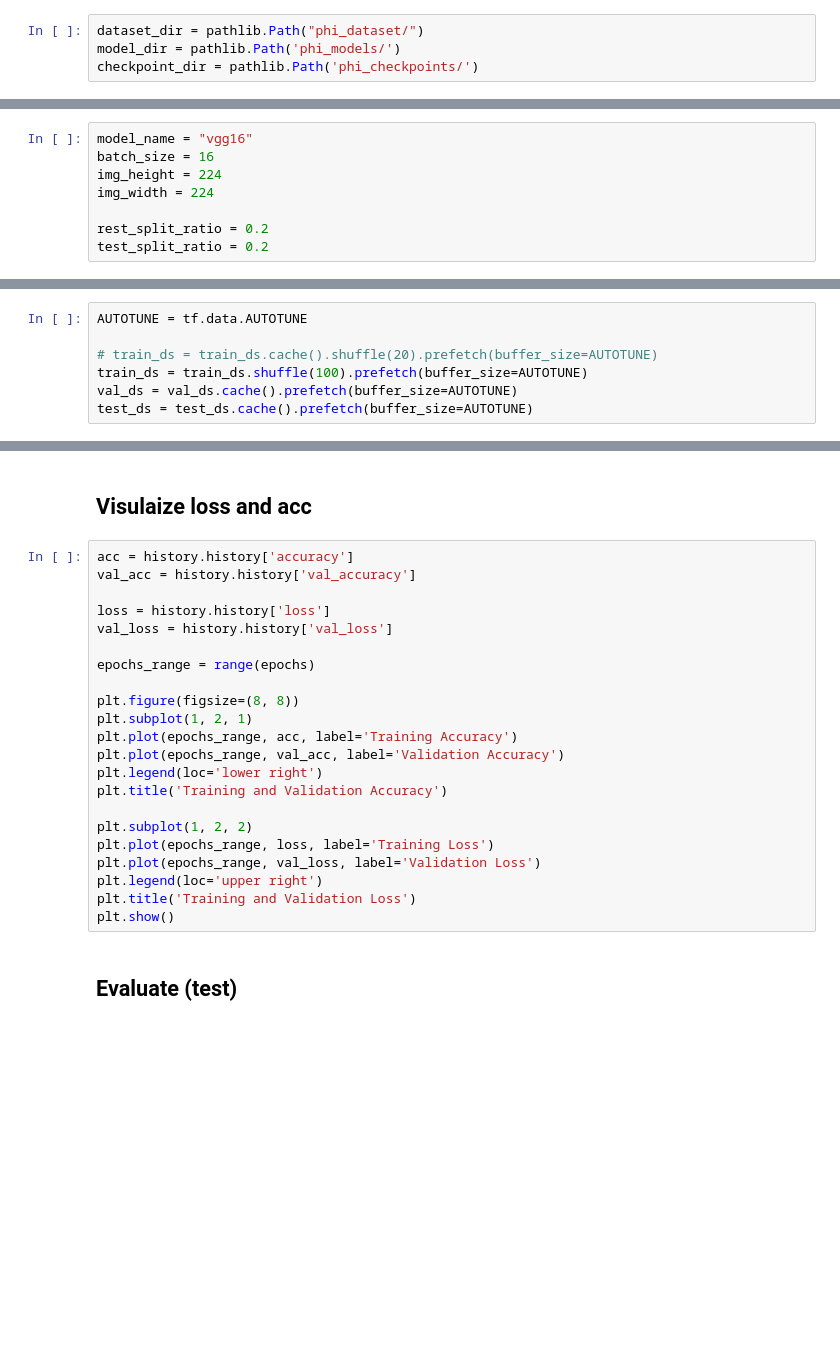
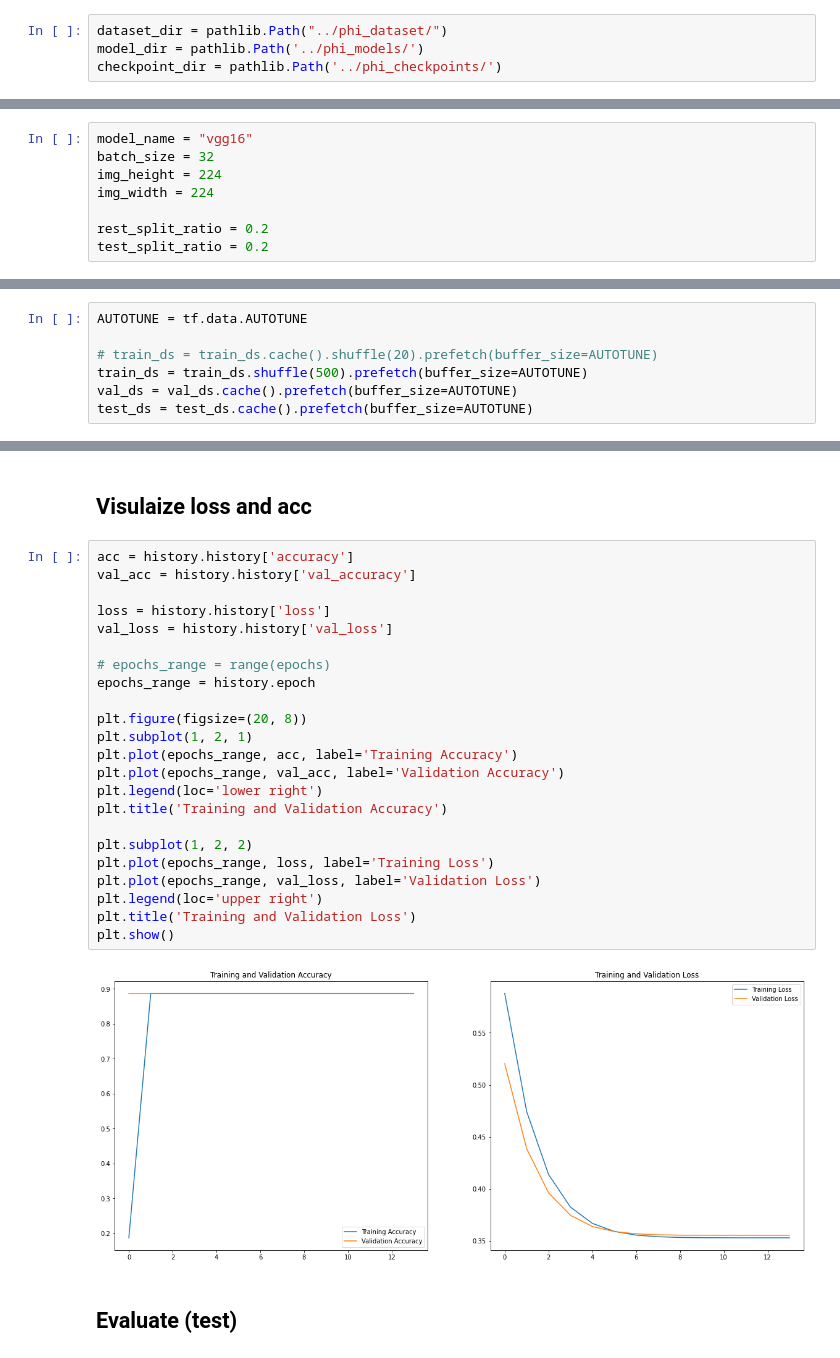
Before and after one commit to Pharec/phareq_model, a Jupyter notebook: local_training/train_vgg16.ipynb, the cells around one changed output, grey strips where cells are left out. Cells and saved outputs as stored; diff of their text form; blank space fills up the shorter version.

Commit message:
modification and retraining of all local notebooks; test notebook 93+ acc on test batch

```diff
--- a/local_training/train_vgg16.ipynb
+++ b/local_training/train_vgg16.ipynb
@@ -14,9 +14,9 @@ from tensorflow import keras
 from tensorflow.keras import layers, regularizers
 from tensorflow.keras.models import Sequential
 # %%
-dataset_dir = pathlib.Path("phi_dataset/")
-model_dir = pathlib.Path('phi_models/')
-checkpoint_dir = pathlib.Path('phi_checkpoints/')
+dataset_dir = pathlib.Path("../phi_dataset/")
+model_dir = pathlib.Path('../phi_models/')
+checkpoint_dir = pathlib.Path('../phi_checkpoints/')
 # %%
 os.listdir(dataset_dir)
 # %% [output]
@@ -32,7 +32,7 @@ print(date)
 ## Params
 # %%
 model_name = "vgg16"
-batch_size = 16
+batch_size = 32
 img_height = 224
 img_width = 224
 
@@ -97,7 +97,7 @@ for images, labels in train_ds.take(1):
 AUTOTUNE = tf.data.AUTOTUNE
 
 # train_ds = train_ds.cache().shuffle(20).prefetch(buffer_size=AUTOTUNE)
-train_ds = train_ds.shuffle(100).prefetch(buffer_size=AUTOTUNE)
+train_ds = train_ds.shuffle(500).prefetch(buffer_size=AUTOTUNE)
 val_ds = val_ds.cache().prefetch(buffer_size=AUTOTUNE)
 test_ds = test_ds.cache().prefetch(buffer_size=AUTOTUNE)
 # %% [markdown]
@@ -228,25 +233,28 @@ OSError: SavedModel file does not exist at: phi_models\2021-07-23_10:41:26.18220
 # %%
 acc = history.history['accuracy']
 val_acc = history.history['val_accuracy']
 
 loss = history.history['loss']
 val_loss = history.history['val_loss']
 
-epochs_range = range(epochs)
+# epochs_range = range(epochs)
+epochs_range = history.epoch
 
-plt.figure(figsize=(8, 8))
+plt.figure(figsize=(20, 8))
 plt.subplot(1, 2, 1)
 plt.plot(epochs_range, acc, label='Training Accuracy')
 plt.plot(epochs_range, val_acc, label='Validation Accuracy')
 plt.legend(loc='lower right')
 plt.title('Training and Validation Accuracy')
 
 plt.subplot(1, 2, 2)
 plt.plot(epochs_range, loss, label='Training Loss')
 plt.plot(epochs_range, val_loss, label='Validation Loss')
 plt.legend(loc='upper right')
 plt.title('Training and Validation Loss')
 plt.show()
+# %% [output]
+[figure, added]
 # %% [markdown]
 ## Evaluate (test)
 # %%
```
Also changed, not shown: parts of 12 cells of this notebook, 4 other files.
